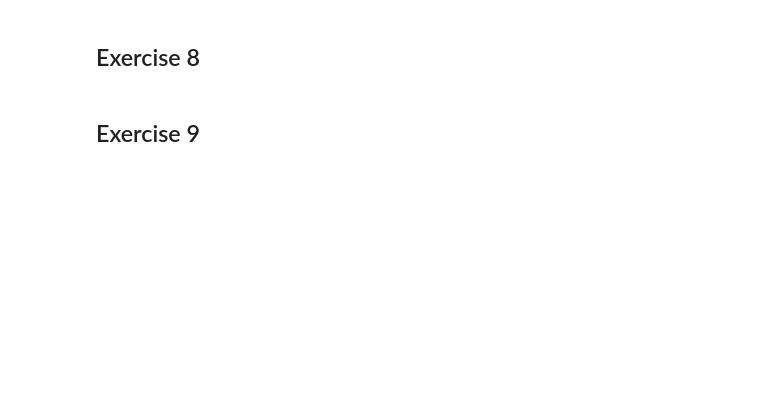
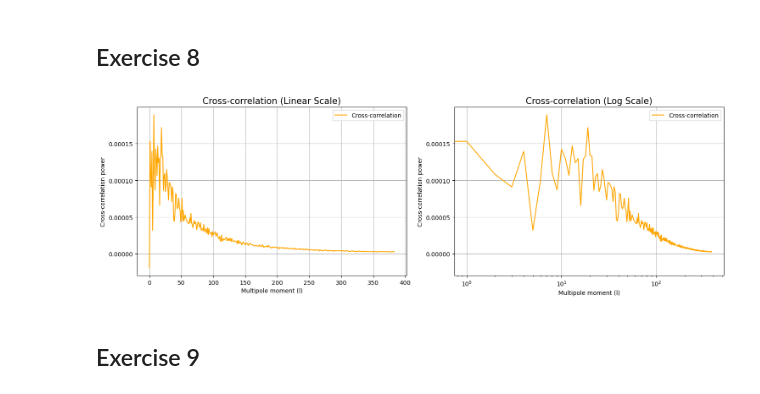
Before and after one commit to matteopicciolini/MasterThesis, a Jupyter notebook: DataAnalysis.ipynb, the cells around one changed output. Drawn from its saved outputs; the diff is of its cells as text; code cells hidden in the pictures; blank space fills up the shorter version.

```diff
--- a/DataAnalysis.ipynb
+++ b/DataAnalysis.ipynb
@@ -206,15 +209,32 @@ hp.graticule()
 # Compute the cross-correlation between the halo map and the downgraded CMB convergence map
 cross_correlation = hp.anafast(halo_map, cmb_map_sum)
 # %%
-# Plot the cross-correlation power spectrum
 l = np.arange(len(cross_correlation))
-plt.figure(figsize=(10, 5))
+plt.figure(figsize=(15, 5))
+
+# Linear scale
+plt.subplot(1, 2, 1)
 plt.plot(l, cross_correlation, label='Cross-correlation', color='orange')
 plt.xlabel('Multipole moment (l)')
 plt.ylabel('Cross-correlation power')
-plt.title('Cross-correlation (Halo Map vs Convergence)', fontsize = 15)
+plt.title('Cross-correlation (Linear Scale)', fontsize=15)
 plt.legend()
 plt.grid()
+
+# Log scale
+plt.subplot(1, 2, 2)
+plt.plot(l, cross_correlation, label='Cross-correlation', color='orange')
+plt.xscale('log')
+plt.xlabel('Multipole moment (l)')
+plt.ylabel('Cross-correlation power')
+plt.title('Cross-correlation (Log Scale)', fontsize=15)
+plt.legend()
+plt.grid()
+
+plt.tight_layout()
+plt.show()
+# %% [output]
+[figure, added]
 # %% [markdown]
 ## Exercise 9
 # %%
```
Also changed, not shown: parts of 3 cells of this notebook.
